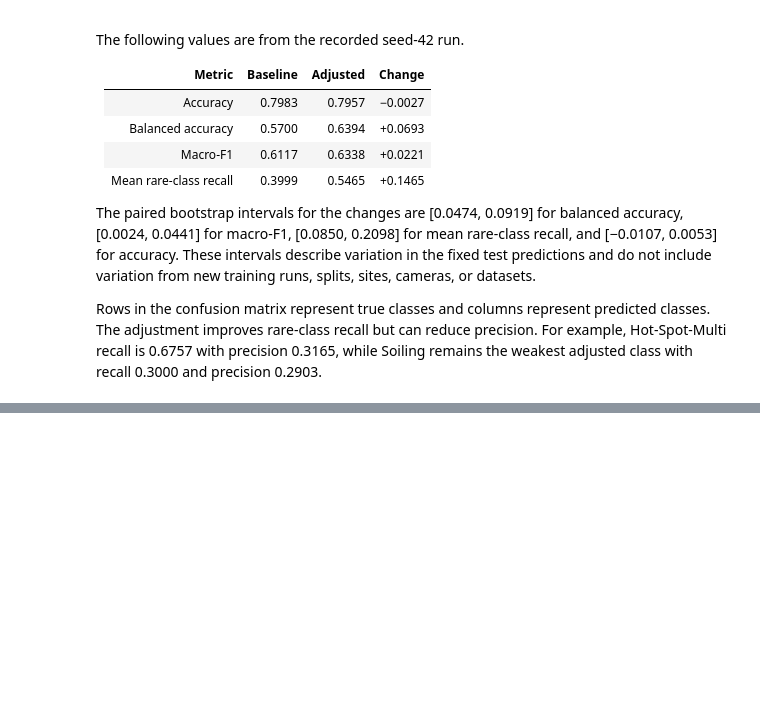
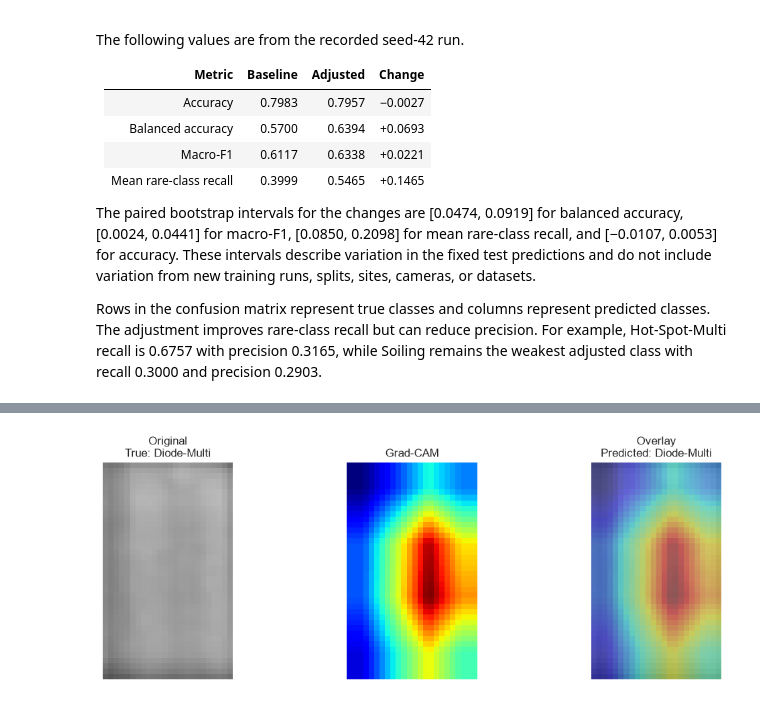
Before and after one commit to Althaf-0130/Fine-Grained-Photovoltaic-Fault-Classification-from-Infrared-Images, a Jupyter notebook: PV_Fault_Classification_Colab.ipynb, the cells around one changed output, grey strips where cells are left out. Saved outputs shown, nothing was run; the diff lists cells and outputs as text; code cells hidden in the pictures; blank space fills up the shorter version.

Commit message:
add Grad-CAM model interpretation

```diff
--- a/PV_Fault_Classification_Colab.ipynb
+++ b/PV_Fault_Classification_Colab.ipynb
@@ -1385,0 +1429,24 @@ Rows in the confusion matrix represent true classes and columns represent predic
+# %%
+rare_examples = test_predictions_df[
+    test_predictions_df["label"].isin(RARE_CLASSES)
+].sort_values("image_id").copy()
+correct_rare = rare_examples[
+    rare_examples["label"] == rare_examples["adjusted_prediction"]
+]
+example_pool = correct_rare if not correct_rare.empty else rare_examples
+example_row = example_pool.iloc[0]
+example_path = DATA_DIR / example_row["image_filepath"]
+target_index = label_to_index[example_row["adjusted_prediction"]]
+
+with Image.open(example_path) as image:
+    original_image = image.convert("RGB")
+    input_tensor = model_transform(original_image).unsqueeze(0).to(DEVICE)
+
+gradcam = GradCAM(model, model.layer4[-1])
+cam = gradcam(input_tensor, target_index)
+gradcam.close()
+cam_image = Image.fromarray(np.uint8(cam * 255)).resize(
+    original_image.size,
+    Image.Resampling.BILINEAR,
+)
+display(example_row.to_frame(name="value"))
@@ -1385,0 +1460,16 @@ Rows in the confusion matrix represent true classes and columns represent predic
+# %%
+fig, axes = plt.subplots(1, 3, figsize=(12, 4))
+axes[0].imshow(original_image, cmap="inferno")
+axes[0].set_title(f"Original\nTrue: {example_row['label']}")
+axes[1].imshow(cam_image, cmap="jet")
+axes[1].set_title("Grad-CAM")
+axes[2].imshow(original_image, cmap="gray")
+axes[2].imshow(cam_image, cmap="jet", alpha=0.45)
+axes[2].set_title(f"Overlay\nPredicted: {example_row['adjusted_prediction']}")
+for ax in axes:
+    ax.axis("off")
+fig.tight_layout()
+fig.savefig(OUTPUT_DIR / "gradcam_example.png", dpi=200, bbox_inches="tight")
+plt.show()
+# %% [output]
+[figure, added]
```
Also changed, not shown: parts of 3 cells of this notebook.
